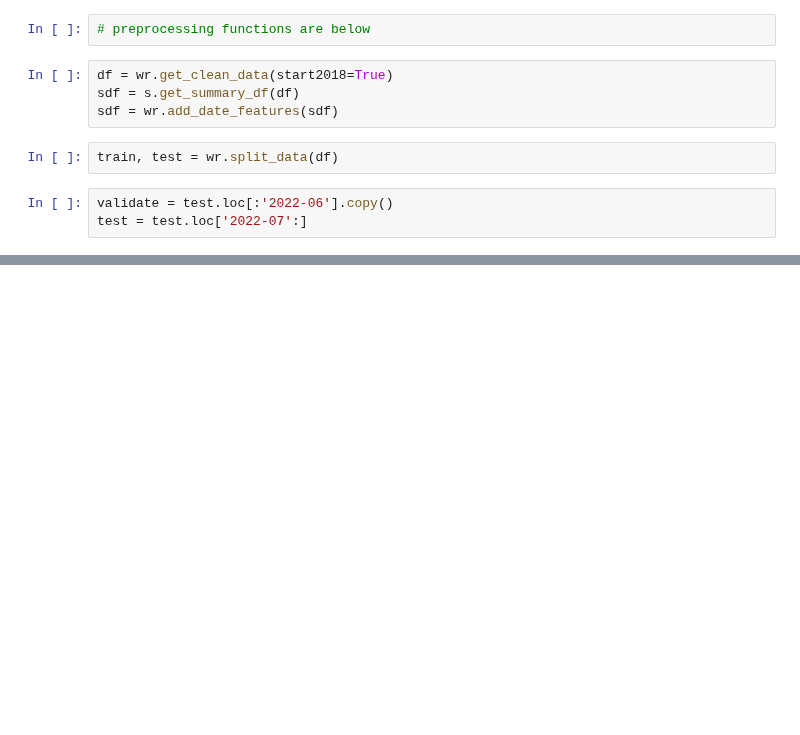
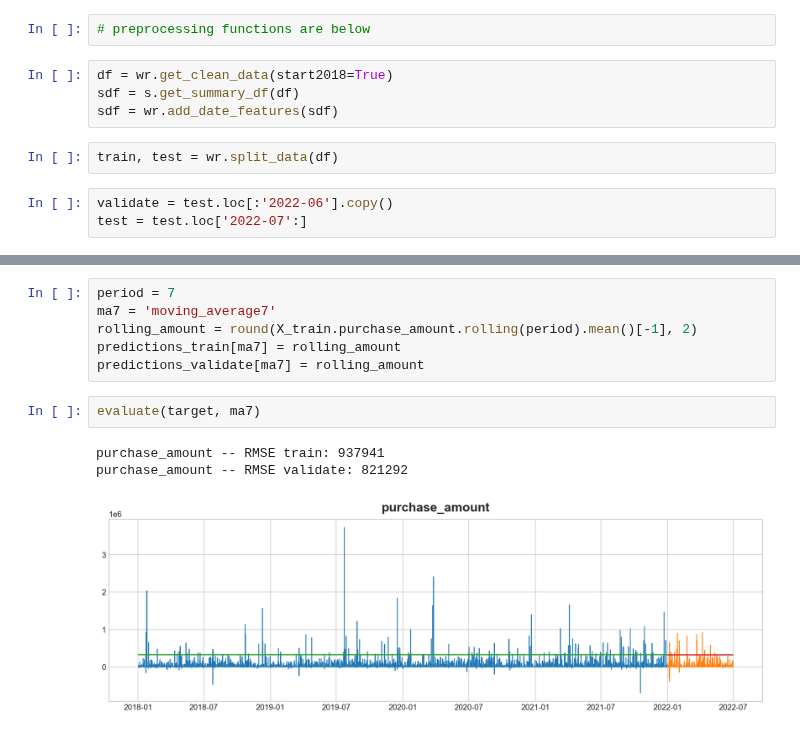
Before and after one commit to The-Real-MVPs/cisco-time-series-analysis, a Jupyter notebook: nadia_docs/modeling.ipynb, the cells around one changed output, grey strips where cells are left out. Drawn from its saved outputs; the diff is of its cells as text; blank space fills up the shorter version.

```diff
--- a/nadia_docs/modeling.ipynb
+++ b/nadia_docs/modeling.ipynb
@@ -78,0 +120,12 @@ predictions_validate['baseline'] = ts.mean()
+# %%
+period = 7
+ma7 = 'moving_average7'
+rolling_amount = round(X_train.purchase_amount.rolling(period).mean()[-1], 2)
+predictions_train[ma7] = rolling_amount
+predictions_validate[ma7] = rolling_amount
+# %%
+evaluate(target, ma7)
+# %% [output]
+purchase_amount -- RMSE train: 937941
+purchase_amount -- RMSE validate: 821292
+[figure, added]
```
Also changed, not shown: parts of 28 cells of this notebook.
